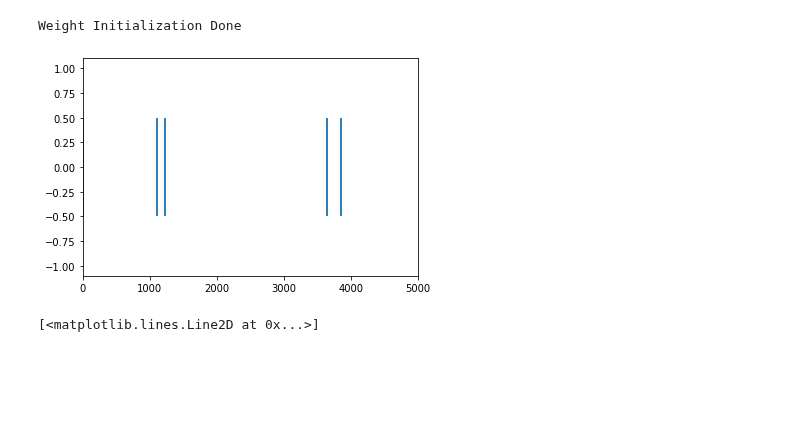
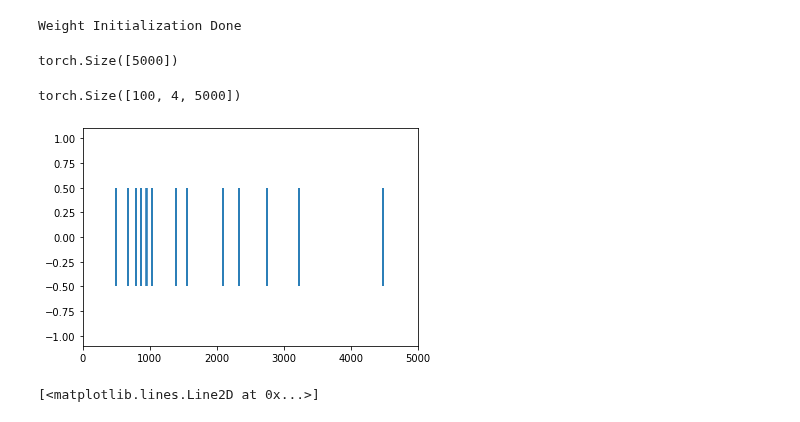
Before and after one commit to divyanshgupt/Unreliable-Transmission, a Jupyter notebook: Superspike_Multilayer_Network.ipynb, the cells around one changed output. Drawn from its saved outputs; the diff is of its cells as text; code cells hidden in the pictures; blank space fills up the shorter version.

Commit message:
Added some shape comments

```diff
--- a/Superspike_Multilayer_Network.ipynb
+++ b/Superspike_Multilayer_Network.ipynb
@@ -342,7 +343,7 @@ print("Weight Initialization Done")
 # %% [output]
 Weight Initialization Done
 # %%
-#@title The Multilayer Network
+#@title The Two-layer Network
 
 def run_snn(input_trains, w1, w2, args):
   """
@@ -355,7 +356,7 @@ def run_snn(input_trains, w1, w2, args):
     args:['u_rest', 'thres']
   Returns:
     spk_rec_2 - final output spike train
-    spk_rec_2 - spike train from the hidden layer
+    spk_rec_1 - spike train from the hidden layer
     mem_rec_2 - membrane potential recording from the output layer
     mem_rec_1 - membrane potential recording from the hidden layer
   """
@@ -387,7 +388,8 @@ def run_snn(input_trains, w1, w2, args):
 
     # Reseting membrane potential upon spike
     reset_1 = torch.zeros(nb_hidden, dtype=dtype, device=device)
-    for i in range(nb_hidden): # loop through individual neurons and set reset values based on pask activity
+    # Note: potential for optimization, could remove for loop
+    for i in range(nb_hidden): # loop through individual neurons and set reset values based on past activity
       spk_rec_1_i = [row[i] for row in spk_rec_1] # obtains the spiking activity of neuron of interest
       if t < 50:
         if 1 in spk_rec_1_i:
@@ -440,49 +442,58 @@ def run_snn(input_trains, w1, w2, args):
     syn_2 = new_syn_2
 
 
-  spk_rec_1 = torch.stack(spk_rec_1, dim=1)
-  spk_rec_2 = torch.stack(spk_rec_2, dim=0)
-  spk_rec_2 = torch.flatten(spk_rec_2)
-  mem_rec_1 = torch.stack(mem_rec_1, dim=1)
-  mem_rec_2 = torch.stack(mem_rec_2, dim=1)
+  spk_rec_1 = torch.stack(spk_rec_1, dim=1) #final_shape:(nb_hidden, nb_steps)
+  spk_rec_2 = torch.stack(spk_rec_2, dim=1) #final_shape:(nb_outputs, nb_steps)
+  #spk_rec_2 = torch.flatten(spk_rec_2)
+  mem_rec_1 = torch.stack(mem_rec_1, dim=1) #final_shape:(nb_hidden, nb_steps)
+  mem_rec_2 = torch.stack(mem_rec_2, dim=1) #final_shape:(nb_outputs, nb_steps)
 
 # Presynaptic Traces
-  ## At hidden layer: shape: (nb_inputs, nb_steps)
-  presynaptic_traces_1 = presynaptic_trace(input_trains, args)
-  ## At output layer: shape: (nb_hidden, nb_steps)
-  presynaptic_traces_2 = presynaptic_trace(spk_rec_1, args)
+  ## At hidden layer:
+  presynaptic_traces_1 = presynaptic_trace(input_trains, args) #final_shape: (nb_inputs, nb_steps)
+  ## At output layer:
+  presynaptic_traces_2 = presynaptic_trace(spk_rec_1, args) #final_shape: (nb_hidden, nb_steps)
 
 # Hebbian Coincidence Term:
-  ## At hidden layer: shape: (nb_inputs, nb_hidden, nb_steps)
-  h_1 = mem_rec_1 - thres # shape: (nb_hidden, nb_steps)
+  ## At hidden layer:
+  h_1 = mem_rec_1 - thres #final_shape: (nb_hidden, nb_steps)
   post_1 = 1 / (1 + torch.abs(h_1))**2
-  A1 = torch.unsqueeze(presynaptic_traces_1, 1) # shape: (nb_inputs, nb_hidden, nb_steps)
-  B1 = torch.unsqueeze(post_1, 0) #shape: nb_inputs, nb_hidden, nb_steps)
-  hebbian_1 = A1 * B1  # shape: (nb_inputs, nb_hidden, nb_steps)
+  A1 = torch.unsqueeze(presynaptic_traces_1, 1) #final_shape: (nb_inputs, nb_hidden, nb_steps)
+  B1 = torch.unsqueeze(post_1, 0) #final_shape: nb_inputs, nb_hidden, nb_steps)
+  hebbian_1 = A1 * B1  #final_shape: (nb_inputs, nb_hidden, nb_steps)
 
-  ## At output layer: shape: (nb_hidden, nb_outputs, nb_steps)
+  ## At output layer:
   h_2 = mem_rec_2 - thres
   post_2 = 1 / (1 + torch.abs(h_2))**2
   A2 = torch.unsqueeze(presynaptic_traces_2, 1)
   B2 = torch.unsqueeze(post_2, 0)
-  hebbian_2 = A2 * B2
+  hebbian_2 = A2 * B2 #final_shape: (nb_hidden, nb_outputs, nb_steps)
 
 # Eligibility Trace (double exponential kernel over the hebbian coincidence term)
   ## At hidden layer:
-  eligibility_1 = eligibility_trace(hebbian_1, args)
+  eligibility_1 = eligibility_trace(hebbian_1, args) #final_shape: (nb_inputs, nb_hidden, nb_steps)
   ## At output layer:
-  eligibility_2 = eligibility_trace(hebbian_2, args)
+  eligibility_2 = eligibility_trace(hebbian_2, args) #final_shape: (nb_hidden, nb_outputs, nb_steps)
 
   return eligibility_1, eligibility_2, presynaptic_traces_1, presynaptic_traces_2, spk_rec_2, spk_rec_1, mem_rec_2, mem_rec_1
 # %%
 eligibility_1, eligibility_2, presynaptic_trace_1, presynaptic_traces_2, spk_rec_2, spk_rec_1, mem_rec_2, mem_rec_1 = run_snn(input_trains, w1, w2, args)
+# %%
+spk_rec_1.shape
+spk_rec_2.shape
+# %% [output]
+torch.Size([5000])
+# %%
+eligibility_1.shape
+# %% [output]
+torch.Size([100, 4, 5000])
 # %%
 #spk_rec_2 = spk_rec_2
 #spk_rec_2 = torch.stack(spk_rec_2, dim=0)
 spk_rec_2 = torch.flatten(spk_rec_2)
-plot_single_train(spk_rec_2, nb_steps, timestep_size)2
+plot_single_train(spk_rec_2, nb_steps, timestep_size)
 # %% [output]
-[figure, old version]
+[figure, new version]
 # %%
 plt.plot(mem_rec_2)
 # %% [output]
```
Also changed, not shown: parts of 2 cells of this notebook.
